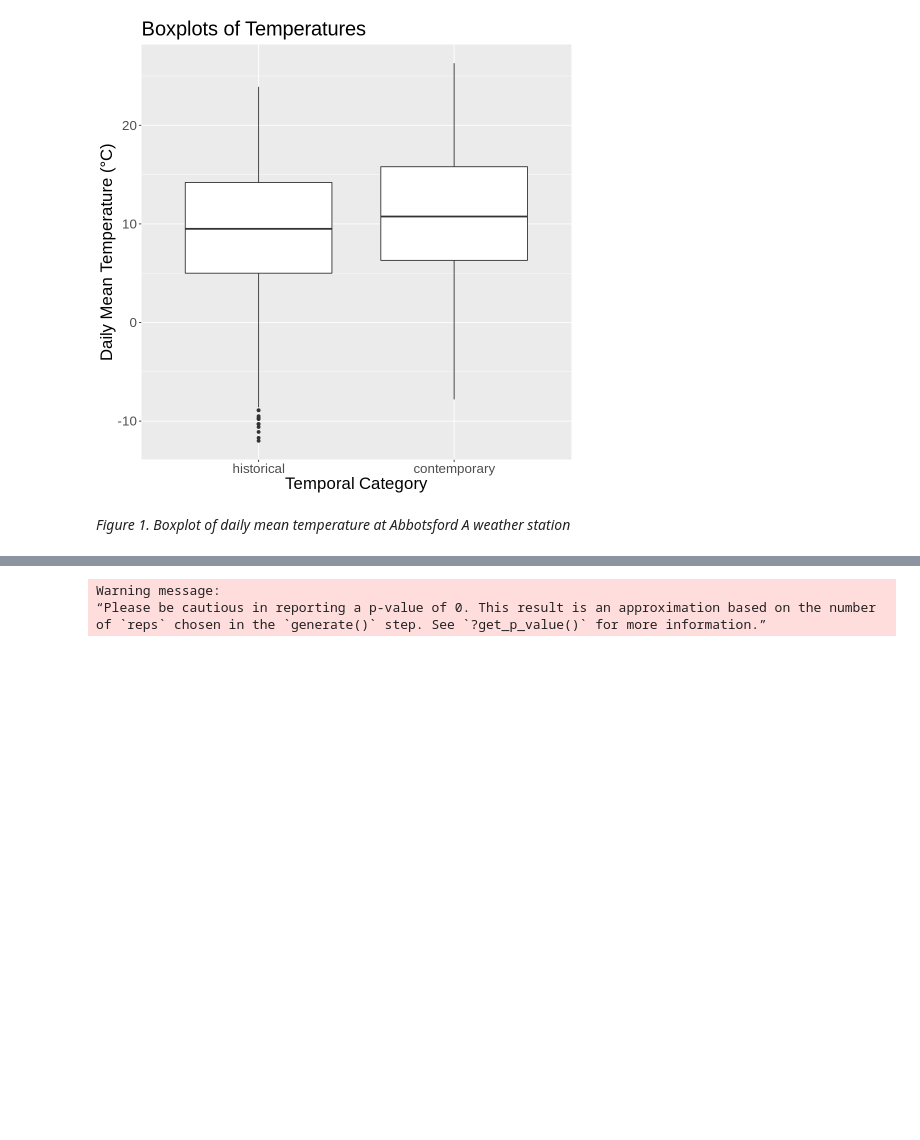
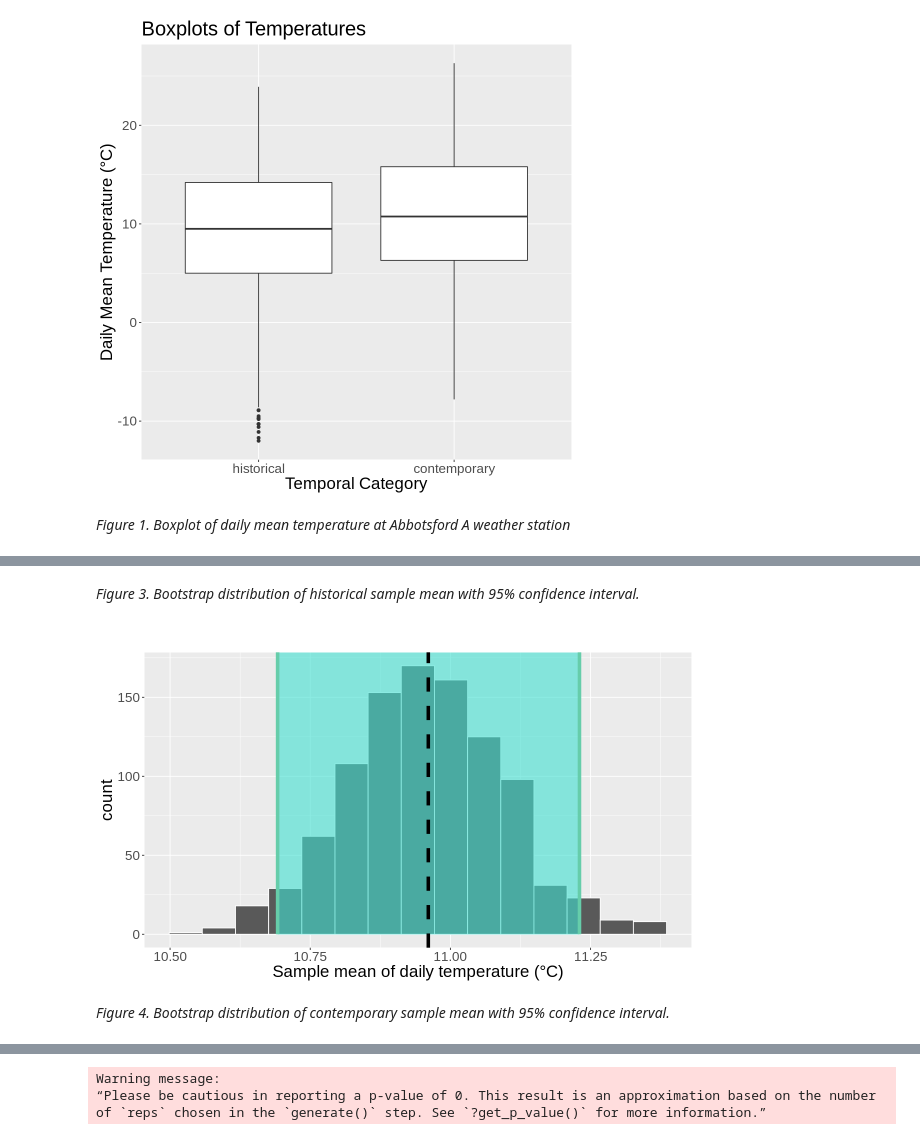
Before and after one commit to yxing6/STAT201-GroupProject-Climate, a Jupyter notebook: STAT201-Group17-ProjectProposal.ipynb, the cells around one changed output, grey strips where cells are left out. Drawn from its saved outputs; the diff is of its cells as text; code cells hidden in the pictures; blank space fills up the shorter version.

```diff
--- a/STAT201-Group17-ProjectProposal.ipynb
+++ b/STAT201-Group17-ProjectProposal.ipynb
@@ -121,0 +181,29 @@ $$H_A: \bar{x}_{contemporary} - \bar{x}_{historical} \neq 0$$
+# %% [markdown]
+*Figure 3. Bootstrap distribution of historical sample mean with 95% confidence interval.*
+# %%
+set.seed(100)
+
+temp_contemporary <- station_temp %>%
+    filter(Category == "contemporary")
+
+temp_contemporary_mean <- temp_contemporary %>%
+    summarize(mean = mean(Mean_Temp)) %>%
+    pull()
+
+temp_contemporary_bootstrap <- temp_contemporary %>%
+    specify(response = Mean_Temp) %>%
+    generate(reps = 1000, type = "bootstrap") %>%
+    calculate(stat = "mean")
+
+temp_contemporary_percentile_ci <- temp_contemporary_bootstrap %>%
+    get_ci(level = 0.95, type = "percentile")
+
+visualize(temp_contemporary_bootstrap, binwidth = 0.05) +
+    shade_ci(endpoints = temp_contemporary_percentile_ci) +
+    labs(title = "", x = "Sample mean of daily temperature (°C)") +
+    geom_vline(xintercept = temp_contemporary_mean, size = 2, linetype = "dashed") +
+    theme(text = element_text(size = 20))
+# %% [output]
+[figure, added]
+# %% [markdown]
+*Figure 4. Bootstrap distribution of contemporary sample mean with 95% confidence interval.*
```
Also changed, not shown: parts of 15 cells of this notebook.
